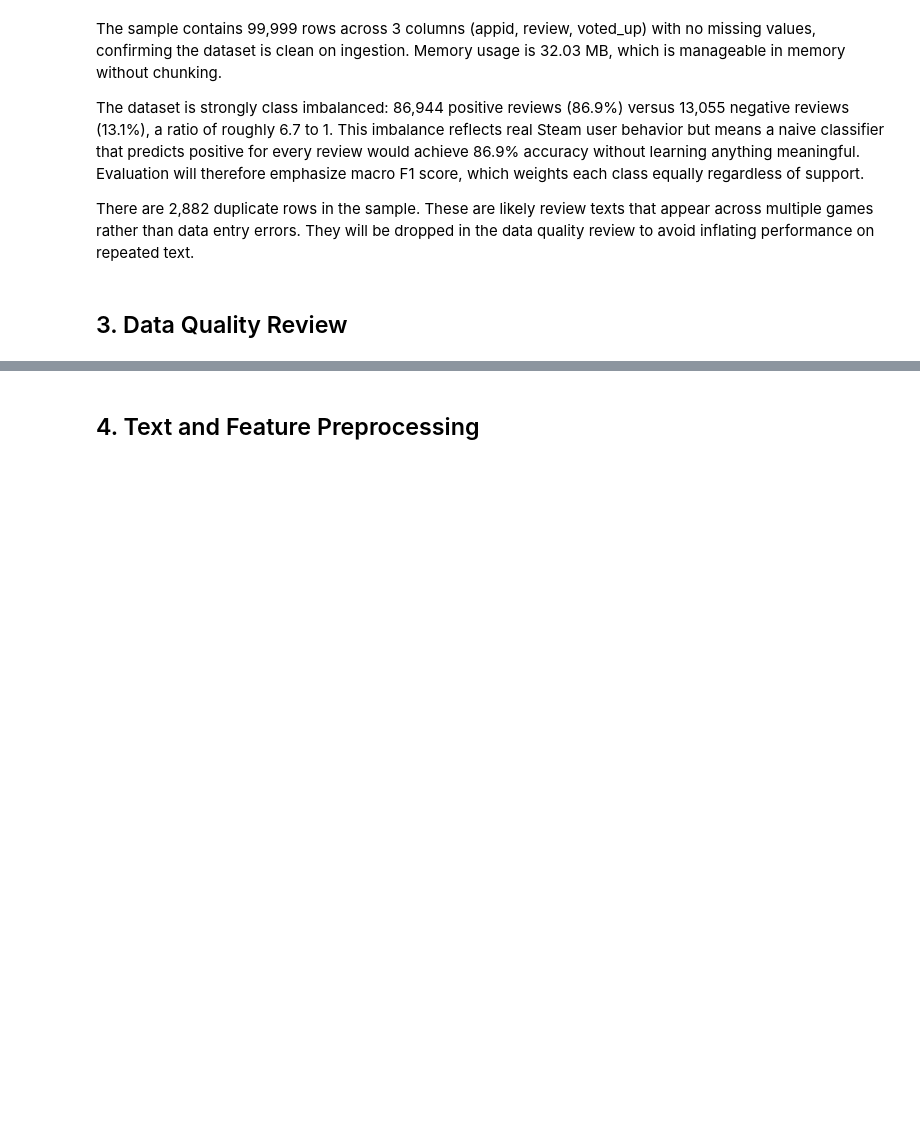
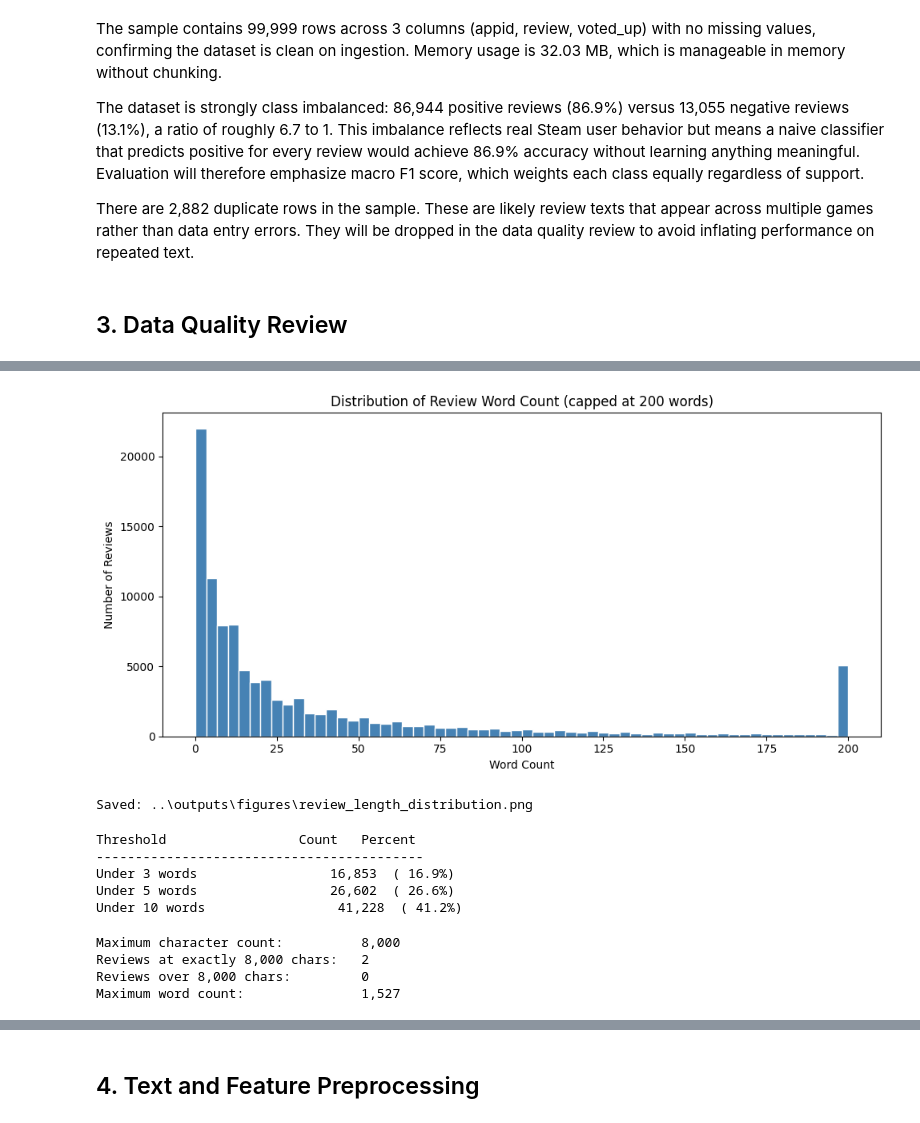
Before and after one commit to thebobmay/applied-ml-player-feedback, a Jupyter notebook: notebooks/modeling.ipynb, the cells around one changed output, grey strips where cells are left out. Saved outputs shown, nothing was run; the diff lists cells and outputs as text; code cells hidden in the pictures; blank space fills up the shorter version.

Commit message:
Add data quality review

```diff
--- a/notebooks/modeling.ipynb
+++ b/notebooks/modeling.ipynb
@@ -135,3 +135,12 @@ The dataset is strongly class imbalanced: 86,944 positive reviews (86.9%) versus
 There are 2,882 duplicate rows in the sample. These are likely review texts that appear across multiple games rather than data entry errors. They will be dropped in the data quality review to avoid inflating performance on repeated text.
 # %% [markdown]
 ## 3. Data Quality Review
+# %%
+df['char_count'] = df['review'].str.len()
+df['word_count'] = df['review'].str.split().str.len()
+
+print("Character count:")
+print(df['char_count'].describe().round(1).to_string())
+print()
+print("Word count:")
+print(df['word_count'].describe().round(1).to_string())
@@ -137,0 +167,44 @@ There are 2,882 duplicate rows in the sample. These are likely review texts that
+# %%
+import matplotlib.pyplot as plt
+from pathlib import Path
+
+FIGURES = Path('../outputs/figures')
+FIGURES.mkdir(parents=True, exist_ok=True)
+
+fig, ax = plt.subplots(figsize=(10, 5))
+capped = df['word_count'].clip(upper=200)
+ax.hist(capped, bins=60, color='steelblue', edgecolor='white')
+ax.set_title('Distribution of Review Word Count (capped at 200 words)')
+ax.set_xlabel('Word Count')
+ax.set_ylabel('Number of Reviews')
+plt.tight_layout()
+out = FIGURES / 'review_length_distribution.png'
+plt.savefig(out, dpi=150)
+plt.show()
+print(f"Saved: {out}")
+# %% [output]
+[figure, added]
+Saved: ..\outputs\figures\review_length_distribution.png
+# %%
+print(f"{'Threshold':<22} {'Count':>8}  {'Percent':>8}")
+print("-" * 42)
+for t in [3, 5, 10]:
+    n = (df['word_count'] < t).sum()
+    pct = n / len(df) * 100
+    print(f"Under {t} words{'':<14} {n:>8,}  ({pct:>5.1f}%)")
+# %% [output]
+Threshold                 Count   Percent
+------------------------------------------
+Under 3 words                 16,853  ( 16.9%)
+Under 5 words                 26,602  ( 26.6%)
+Under 10 words                 41,228  ( 41.2%)
+# %%
+print(f"Maximum character count:          {df['char_count'].max():,}")
+print(f"Reviews at exactly 8,000 chars:   {(df['char_count'] == 8000).sum():,}")
+print(f"Reviews over 8,000 chars:         {(df['char_count'] > 8000).sum():,}")
+print(f"Maximum word count:               {df['word_count'].max():,}")
+# %% [output]
+Maximum character count:          8,000
+Reviews at exactly 8,000 chars:   2
+Reviews over 8,000 chars:         0
+Maximum word count:               1,527
```
Also changed, not shown: parts of 6 cells of this notebook, 1 other file.
